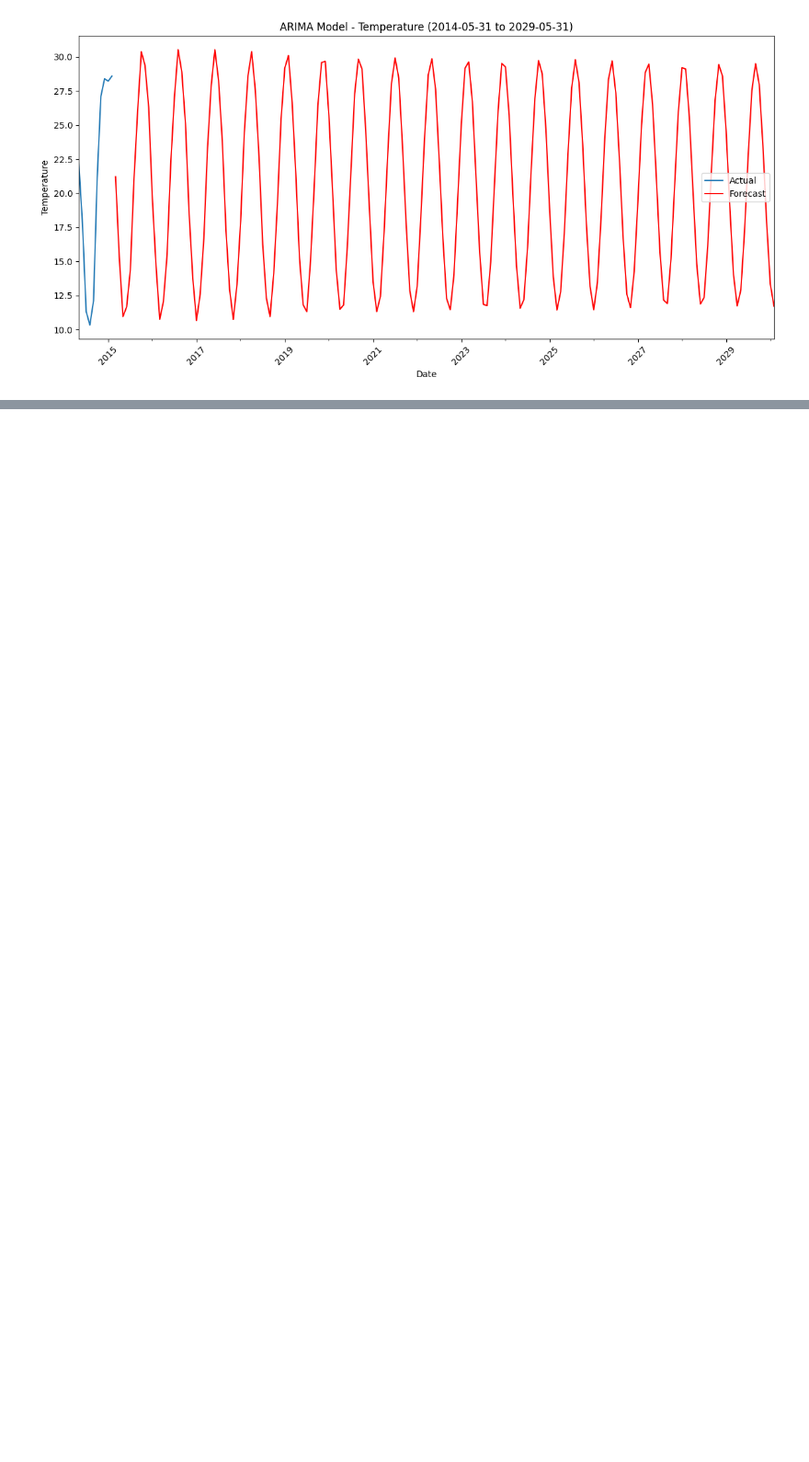
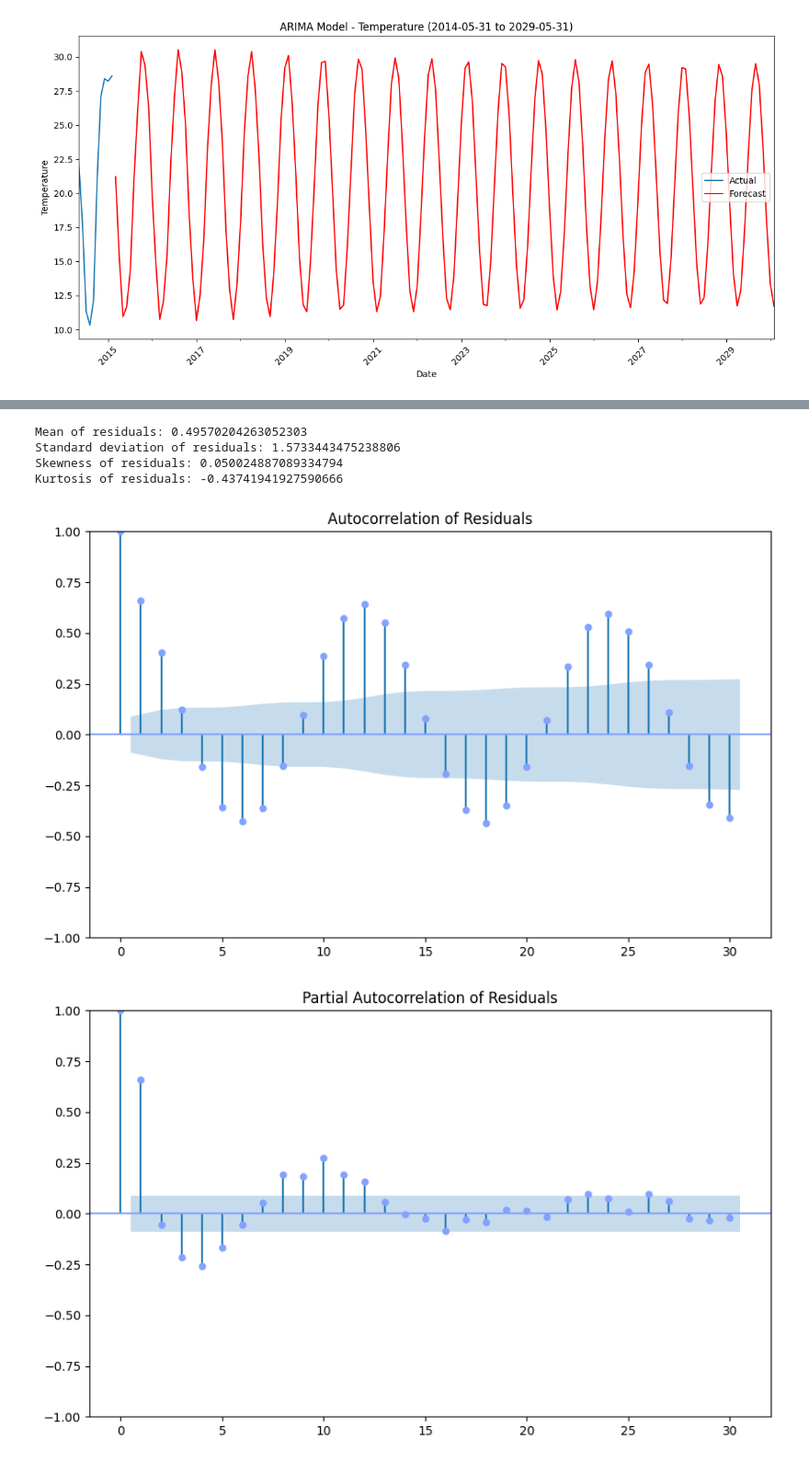
Before and after one commit to krishnakategaru/globalclimate, a Jupyter notebook: full-eda-time-series-future-forecasting.ipynb, the cells around one changed output, grey strips where cells are left out. Shown at 92% size. Saved outputs shown, nothing was run; the diff lists cells and outputs as text; code cells hidden in the pictures; blank space fills up the shorter version.

```diff
--- a/full-eda-time-series-future-forecasting.ipynb
+++ b/full-eda-time-series-future-forecasting.ipynb
@@ -941,0 +1262,28 @@ plt.show()
+# %%
+mean_residual = residuals.mean()
+std_residual = residuals.std()
+skewness_residual = residuals.skew()
+kurtosis_residual = residuals.kurtosis()
+
+print("Mean of residuals:", mean_residual)
+print("Standard deviation of residuals:", std_residual)
+print("Skewness of residuals:", skewness_residual)
+print("Kurtosis of residuals:", kurtosis_residual)
+# %% [output]
+Mean of residuals: 0.49570204263052303
+Standard deviation of residuals: 1.5733443475238806
+Skewness of residuals: 0.050024887089334794
+Kurtosis of residuals: -0.43741941927590666
+# %%
+plt.figure(figsize=(10, 6))
+plot_acf(residuals, lags=30, ax=plt.gca(), color='#83A2FF')
+plt.title('Autocorrelation of Residuals')
+plt.show()
+
+plt.figure(figsize=(10, 6))
+plot_pacf(residuals, lags=30, ax=plt.gca(), color='#83A2FF')
+plt.title('Partial Autocorrelation of Residuals')
+plt.show()
+# %% [output]
+[figure, added]
+[figure, added]
```
Also changed, not shown: parts of 33 cells of this notebook.
